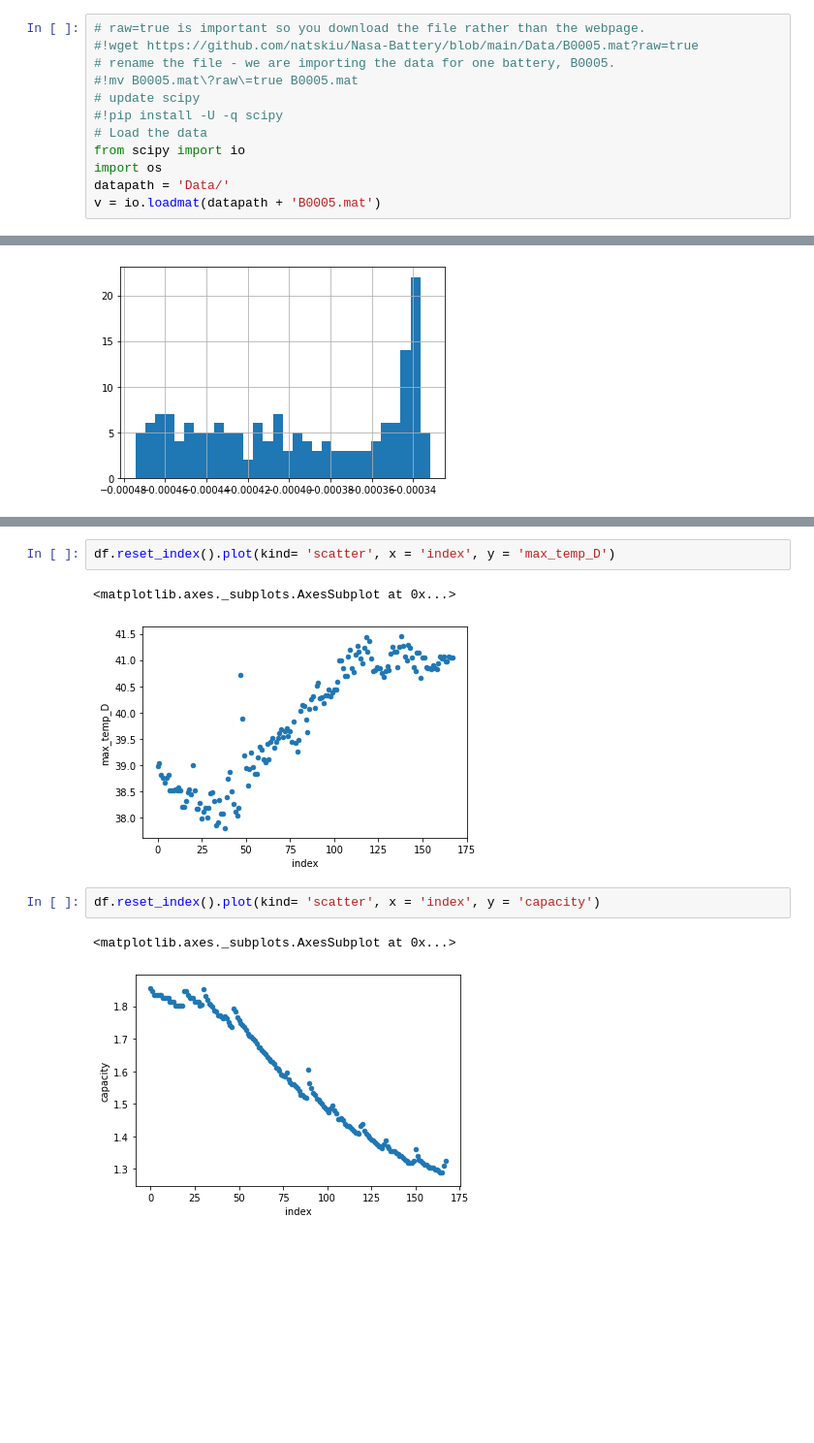
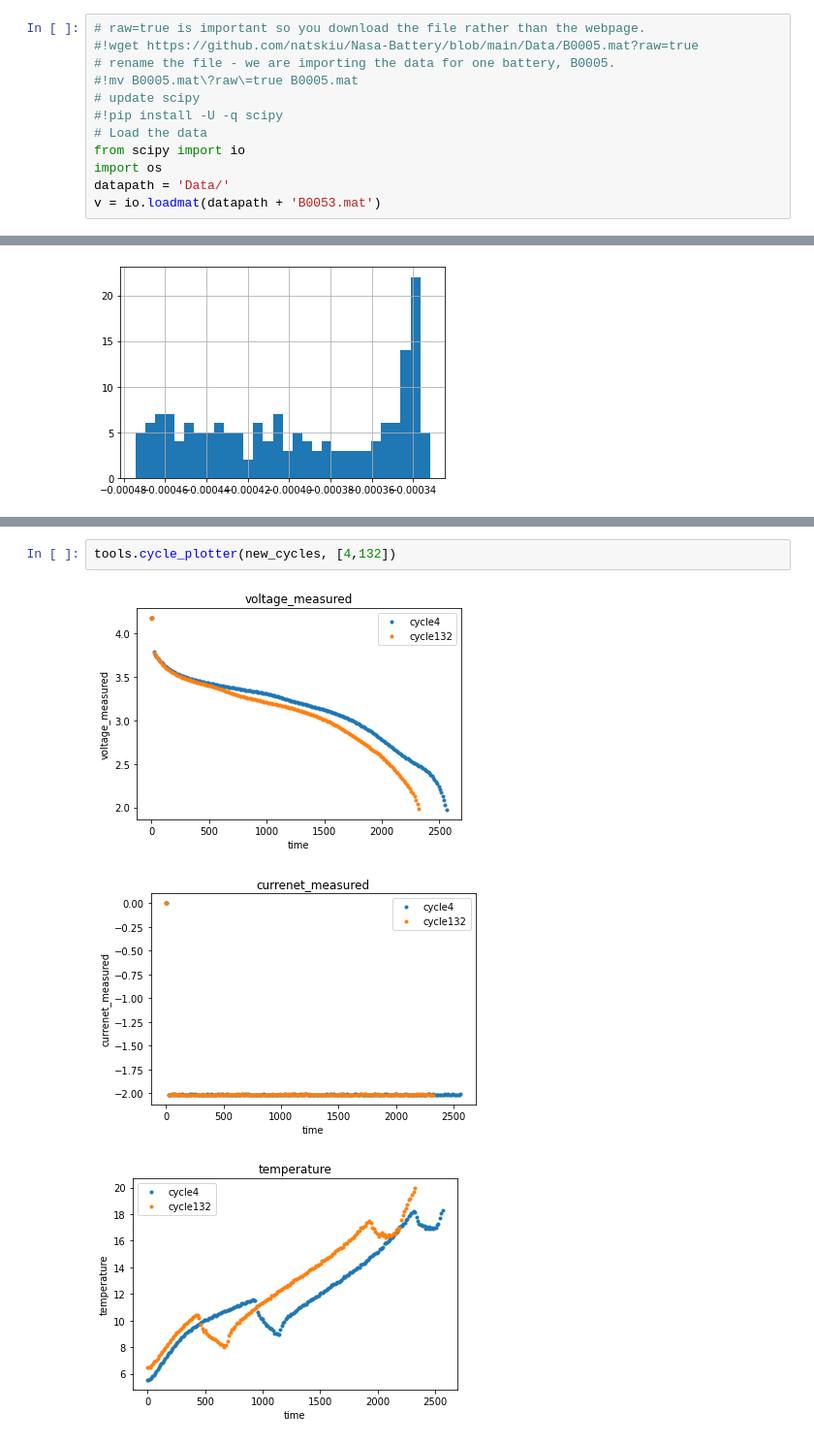
Before and after one commit to natskiu/Nasa-Battery, a Jupyter notebook: Data_Visualisation.ipynb, the cells around one changed output, grey strips where cells are left out. Shown at 97% size. Drawn from its saved outputs; the diff is of its cells as text; blank space fills up the shorter version.

```diff
--- a/Data_Visualisation.ipynb
+++ b/Data_Visualisation.ipynb
@@ -27,7 +27,7 @@ tools = importlib.reload(tools)
 from scipy import io
 import os
 datapath = 'Data/'
-v = io.loadmat(datapath + 'B0005.mat')
+v = io.loadmat(datapath + 'B0053.mat')
 # %% [markdown]
 ## Preprocessing raw data
 
@@ -199,10 +198,6 @@ df.reset_index().plot(kind= 'scatter', x = 'index', y = 'max_temp_C')
-# %%
-df.reset_index().plot(kind= 'scatter', x = 'index', y = 'max_temp_D')
-# %% [output]
-<matplotlib.axes._subplots.AxesSubplot at 0x...>
-[figure, removed]
-# %%
-df.reset_index().plot(kind= 'scatter', x = 'index', y = 'capacity')
-# %% [output]
-<matplotlib.axes._subplots.AxesSubplot at 0x...>
-[figure, removed]
+# %%
+tools.cycle_plotter(new_cycles, [4,132])
+# %% [output]
+[figure, added]
+[figure, added]
+[figure, added]
```
Also changed, not shown: parts of 17 cells of this notebook, 6 other files.
